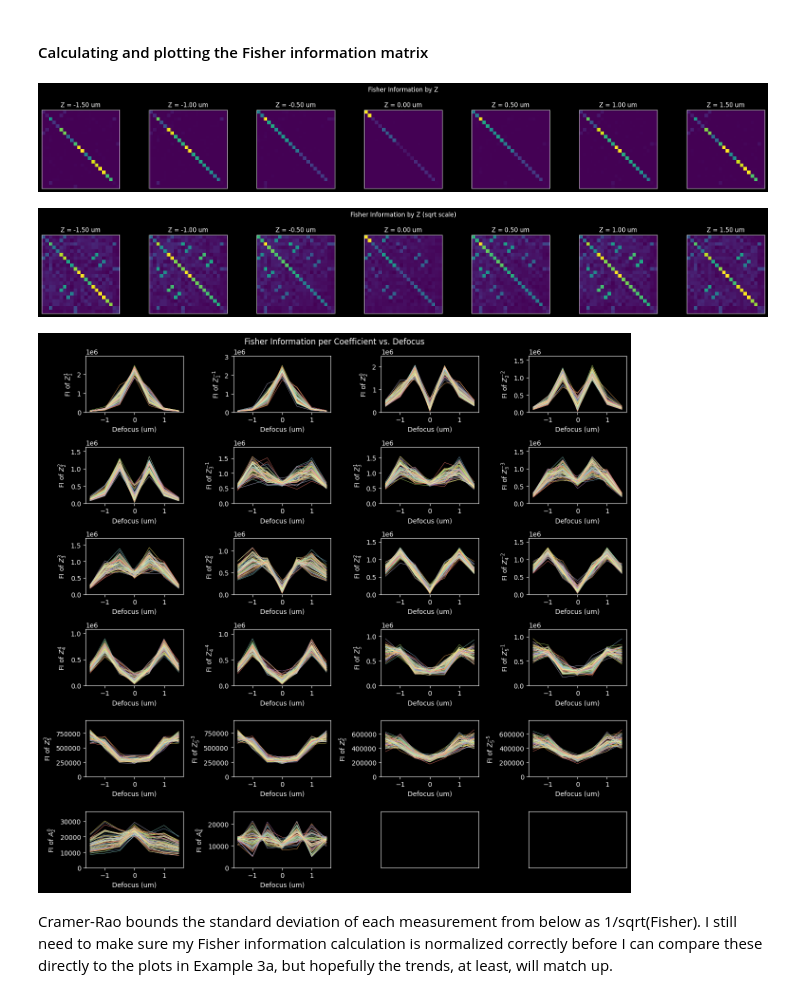
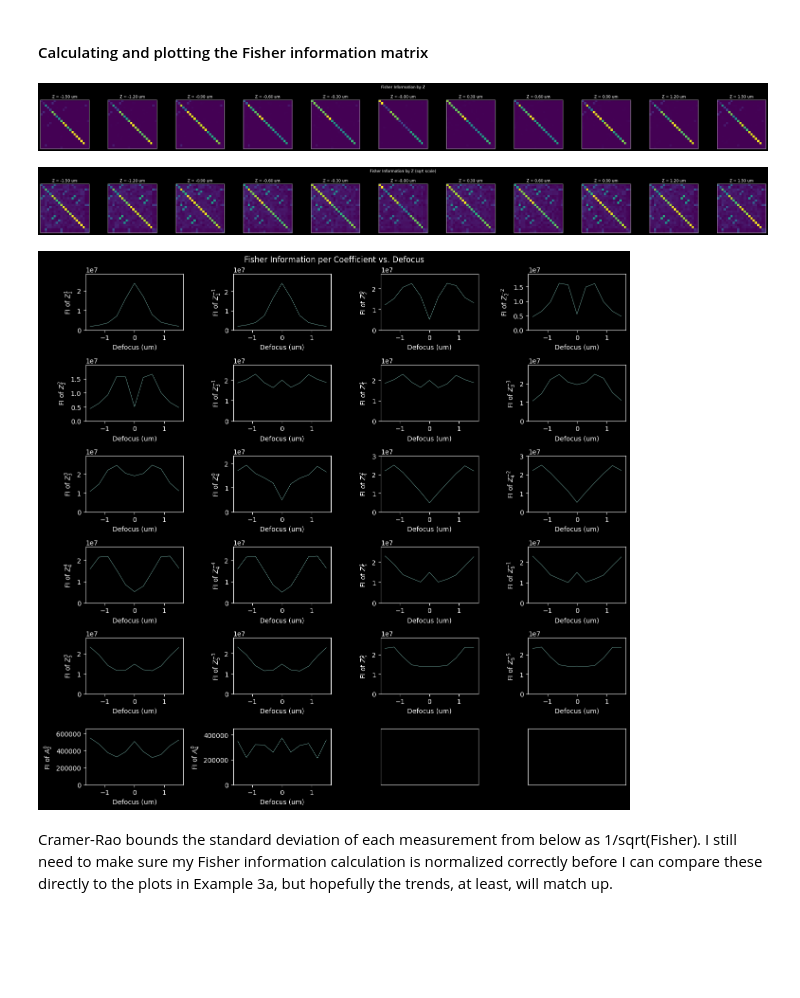
Before and after one commit to walterfu1064/cynosure, a Jupyter notebook: examples/information_theory/example_3b.ipynb, the cells around one changed output. Saved outputs shown, nothing was run; the diff lists cells and outputs as text; code cells hidden in the pictures; blank space fills up the shorter version.

```diff
--- a/examples/information_theory/example_3b.ipynb
+++ b/examples/information_theory/example_3b.ipynb
@@ -41,7 +41,9 @@ max_amplitude_order = 4  # max Zernike N
 
 device = "cuda" if torch.cuda.is_available() else "cpu"
 # %%
-z = torch.linspace(-1.5, 1.5, 7, device=device)
+z_max = 1.5
+num_z = 11
+z = torch.linspace(-z_max, z_max, num_z).to(device)
 # %%
 train_cfg = TrainingConfig(
     learning_rate=1e-3,
@@ -85,9 +87,9 @@ amp_cfg = ZernikeConfig(
     )
 )
 noise_cfg = NoiseConfig(
-    min_photons=100_000,
-    max_photons=1_000_000,
-    max_background=1_000,
+    min_photons=316_000,
+    max_photons=316_000,
+    max_background=0,
     read_noise=10,
 )
 # %%
@@ -127,22 +129,25 @@ for coefs_i in coefs:  # TODO - figure out a way to vectorize this later
     fisher_matrix_samples.append(fisher_matrix.numpy(force=True))
 fisher_matrix_samples = np.concatenate(fisher_matrix_samples)
 fisher_matrix_samples = fisher_matrix_samples.reshape(num_samples, z.shape[0], coefs.shape[-1], coefs.shape[-1])  # [num_samples, Z, C_kept, C_kept]
+
+fisher_matrix = fisher_matrix_samples.mean(0)  # [Z, C_kept, C_kept]
 # %%
-fig = plot_stack(fisher_matrix_samples.mean(0))  # misuse of `plot_stack`, but I won't tell anyone if you don't
+fig = plot_stack(fisher_matrix)  # misuse of `plot_stack`, but I won't tell anyone if you don't
 for zval, ax in zip(z, fig.axes):
     ax.set_title(f"Z = {float(zval):.2f} um")
 fig.suptitle("Fisher Information by Z")
 fig.tight_layout()
 # %% [output]
-[figure, old version]
+[figure, new version]
 # %%
-fig = plot_stack(np.sqrt(np.abs(fisher_matrix_samples.mean(0))))
+# Same plot, gamma = 0.5 for easier visualization
+fig = plot_stack(np.sqrt(np.abs(fisher_matrix)))
 for zval, ax in zip(z, fig.axes):
     ax.set_title(f"Z = {float(zval):.2f} um")
 fig.suptitle("Fisher Information by Z (sqrt scale)")
 fig.tight_layout()
 # %% [output]
-[figure, old version]
+[figure, new version]
 # %%
 num_cols = 4
 panel_size = 3
@@ -157,12 +162,11 @@ labels = solver.nonpiston_labels
 fig, axarr = pyplot.subplots(num_rows, num_cols, figsize=figsize)
 for i, ax in enumerate(axarr.ravel()):
     if i < num_coefs:
-        for bidx in range(num_samples):
-            fi = fisher_matrix_samples[bidx, :, i, i]
-            ax.plot(z.numpy(force=True), fi, lw=0.5)
-            ax.set_ylabel(f"FI of {labels[i]}")
-            ax.set_xlabel("Defocus (um)")
-        max_val = np.abs(fisher_matrix_samples[:, :, i, i]).max()
+        fi = np.diagonal(fisher_matrix, axis1=-2, axis2=-1)[:, i]
+        ax.plot(z.numpy(force=True), fi, lw=0.5)
+        ax.set_ylabel(f"FI of {labels[i]}")
+        ax.set_xlabel("Defocus (um)")
+        max_val = fi.max()
         ax.set_ylim(0, max_val * 1.2)
     else:
         ax.set_xticks([])
@@ -170,7 +174,7 @@ for i, ax in enumerate(axarr.ravel()):
 fig.suptitle("Fisher Information per Coefficient vs. Defocus")
 fig.tight_layout()
 # %% [output]
-[figure, old version]
+[figure, new version]
 # %% [markdown]
 Cramer-Rao bounds the standard deviation of each measurement from below as 1/sqrt(Fisher).
 I still need to make sure my Fisher information calculation is normalized correctly before I can compare these directly to the plots in Example 3a, but hopefully the trends, at least, will match up.
```
Also changed, not shown: parts of 5 cells of this notebook, 1 other file.
